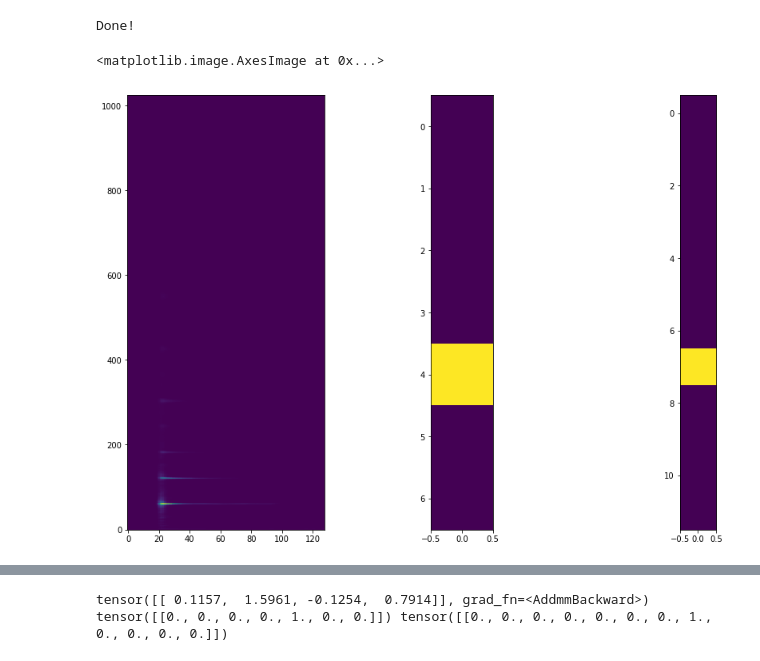
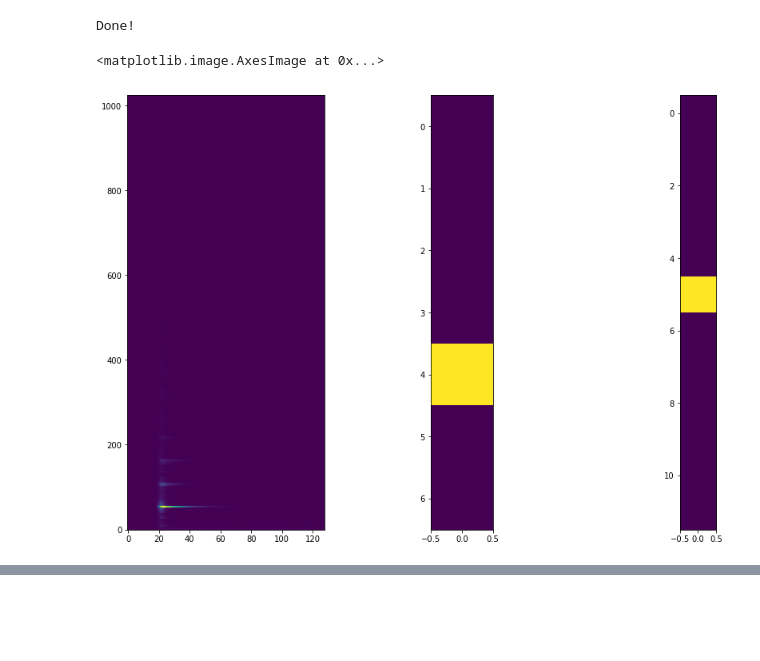
Before and after one commit to nebularnoise/serge, a Jupyter notebook: src/convert_to_torch_script.ipynb, the cells around one changed output, grey strips where cells are left out. Cells and saved outputs as stored; diff of their text form; code cells hidden in the pictures; blank space fills up the shorter version.

```diff
--- a/src/convert_to_torch_script.ipynb
+++ b/src/convert_to_torch_script.ipynb
@@ -16,9 +16,9 @@ def get_oct_semi(f0):
     semi[idx%12] = 1
     return octave.unsqueeze(0) ,semi.unsqueeze(0)
 # %%
-torch.nn.Module.dump_patches = False
+torch.nn.Module.dump_patches = True
 
-model,log = torch.load("../pretrained/uku_guitare_3700_e.pt", map_location="cpu")
+model,log = torch.load("../pretrained/model_WVAE_500_e.pt", map_location="cpu")
 model.eval()
 
 motu = AudioDataset("/home/antoine/Musique/enregistrement_cordes/export/motu_dataset/*.wav", slice_size=128, process=0)
@@ -27,29 +27,29 @@ print("Done!")
 # %% [output]
 Done!
 # %%
-idx = 4
+idx = 70
 
 model.forward = model.sample
 
 z = model.encode(motu[idx][0].unsqueeze(0))
 
 o,s = motu[idx][1].unsqueeze(0) , motu[idx][2].unsqueeze(0)
 
-#s = torch.zeros([1, 12])
-#s[:, 2] = 1
+s = torch.zeros([1, 12])
+s[:, 5] = 1
 
-S = model(z, o, s).detach().cpu().numpy()
+S = model(z[2], o, s).detach().cpu().numpy()
 
 plt.figure(figsize=(15,10))
 plt.subplot(131)
 plt.imshow(S, origin="lower", aspect="auto")
 plt.subplot(132)
 plt.imshow(o.detach().cpu().numpy().T)
 plt.subplot(133)
 plt.imshow(s.detach().cpu().numpy().T)
 # %% [output]
 <matplotlib.image.AxesImage at 0x...>
-[figure, old version]
+[figure, new version]
 # %%
 Audio(au.reconstruct_signal_griffin_lim(S.T, 2048, 256, 100), rate=22050)
 # %% [output]
@@ -60,4 +59,0 @@ traced_model.save("uku_guit_3200_e.pt")
-# %%
-print(z,o,s)
-# %% [output]
-tensor([[ 0.1157,  1.5961, -0.1254,  0.7914]], grad_fn=<AddmmBackward>) tensor([[0., 0., 0., 0., 1., 0., 0.]]) tensor([[0., 0., 0., 0., 0., 0., 0., 1., 0., 0., 0., 0.]])
```
Also changed, not shown: parts of 1 cell of this notebook, 1 other file.
